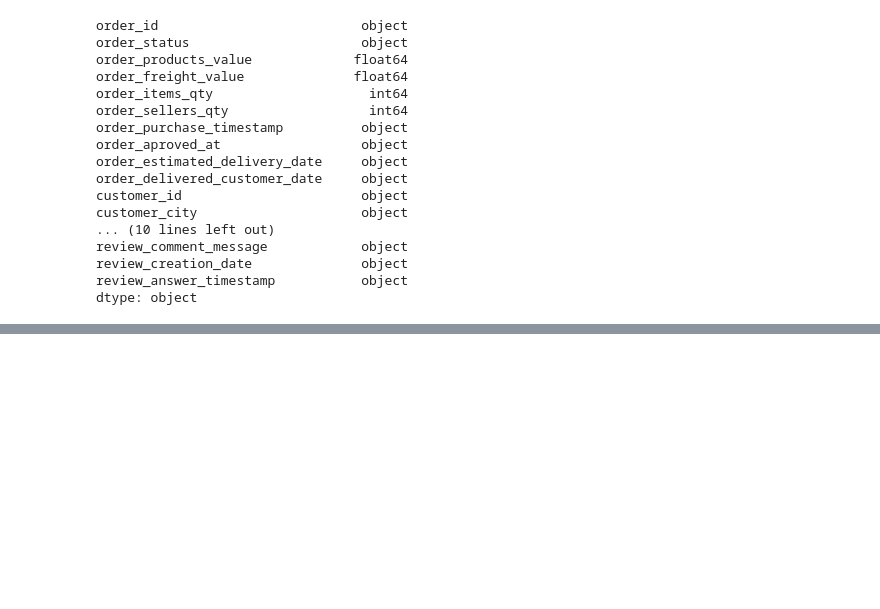
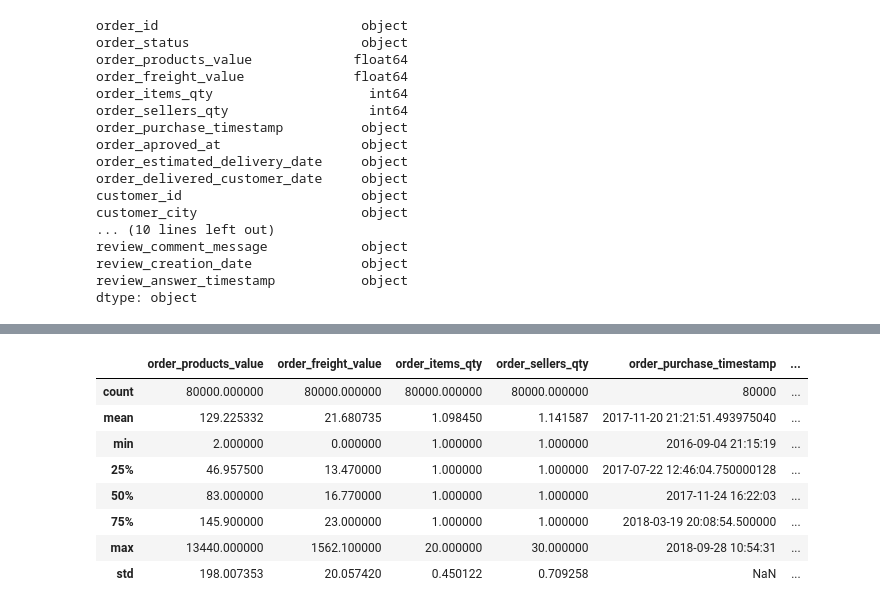
Before and after one commit to marionzhu/ml_models_deployments, a Jupyter notebook: notebooks/customer satisfaction.ipynb, the cells around one changed output, grey strips where cells are left out. Saved outputs shown, nothing was run; the diff lists cells and outputs as text; code cells hidden in the pictures; blank space fills up the shorter version.

```diff
--- a/notebooks/customer satisfaction.ipynb
+++ b/notebooks/customer satisfaction.ipynb
@@ -63,0 +49,5 @@ dtype: int64
+# %%
+# load translation dataset and merge with orders
+translation = pd.read_csv('product_category_name_translation.csv')
+orders = orders.merge(translation, on='product_category_name')
+orders.head()
@@ -63,0 +112,12 @@ dtype: int64
+# %%
+train_set.describe()
+# %% [output]
+|  | order_products_value | order_freight_value | order_items_qty | order_sellers_qty | order_purchase_timestamp | ... |
+| count | 80000.000000 | 80000.000000 | 80000.000000 | 80000.000000 | 80000 | ... |
+| mean | 129.225332 | 21.680735 | 1.098450 | 1.141587 | 2017-11-20 21:21:51.493975040 | ... |
+| min | 2.000000 | 0.000000 | 1.000000 | 1.000000 | 2016-09-04 21:15:19 | ... |
+| 25% | 46.957500 | 13.470000 | 1.000000 | 1.000000 | 2017-07-22 12:46:04.750000128 | ... |
+| 50% | 83.000000 | 16.770000 | 1.000000 | 1.000000 | 2017-11-24 16:22:03 | ... |
+| 75% | 145.900000 | 23.000000 | 1.000000 | 1.000000 | 2018-03-19 20:08:54.500000 | ... |
+| max | 13440.000000 | 1562.100000 | 20.000000 | 30.000000 | 2018-09-28 10:54:31 | ... |
+| std | 198.007353 | 20.057420 | 0.450122 | 0.709258 | NaN | ... |
```
Also changed, not shown: parts of 13 cells of this notebook.
